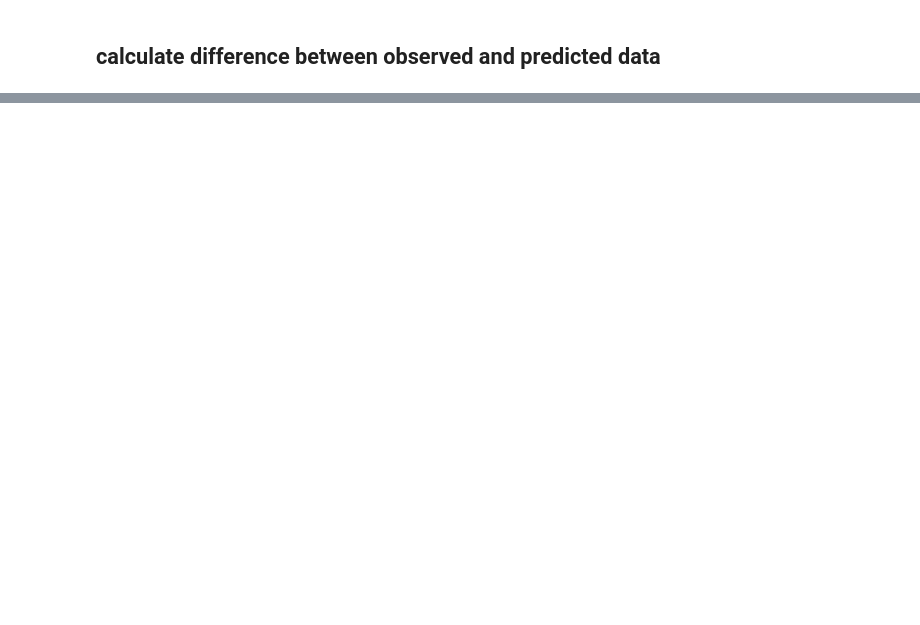
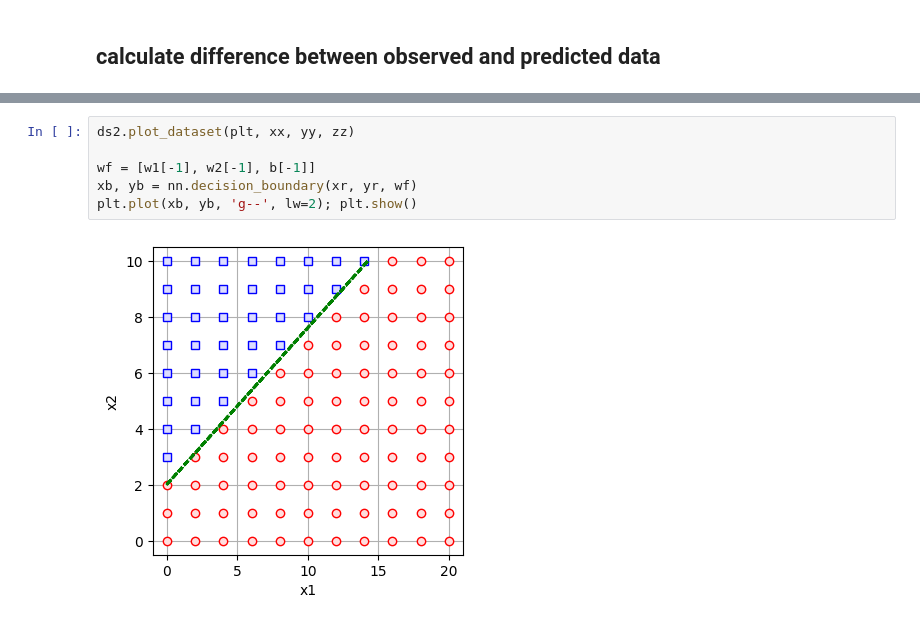
Before and after one commit to dudung/pasir, a Jupyter notebook: devels/perceptron/slp_learning.ipynb, the cells around one changed output, grey strips where cells are left out. Saved outputs shown, nothing was run; the diff lists cells and outputs as text; blank space fills up the shorter version.

```diff
--- a/devels/perceptron/slp_learning.ipynb
+++ b/devels/perceptron/slp_learning.ipynb
@@ -77,0 +99,8 @@ plt.show()
+# %%
+ds2.plot_dataset(plt, xx, yy, zz)
+
+wf = [w1[-1], w2[-1], b[-1]]
+xb, yb = nn.decision_boundary(xr, yr, wf)
+plt.plot(xb, yb, 'g--', lw=2); plt.show()
+# %% [output]
+[figure, added]
```
Also changed, not shown: parts of 7 cells of this notebook, 1 other file.
